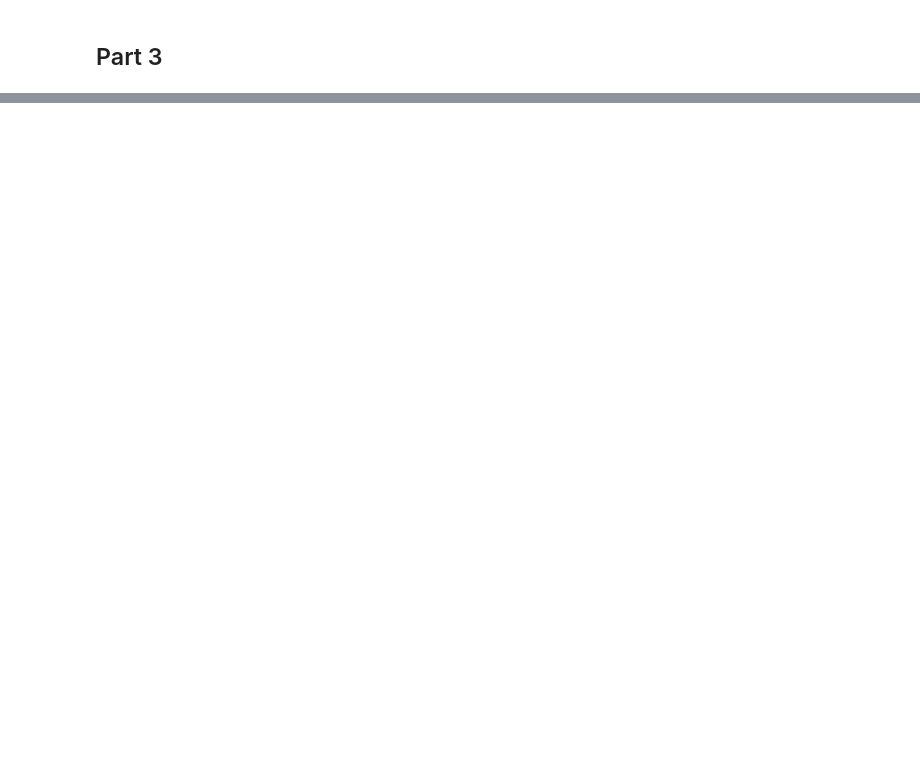
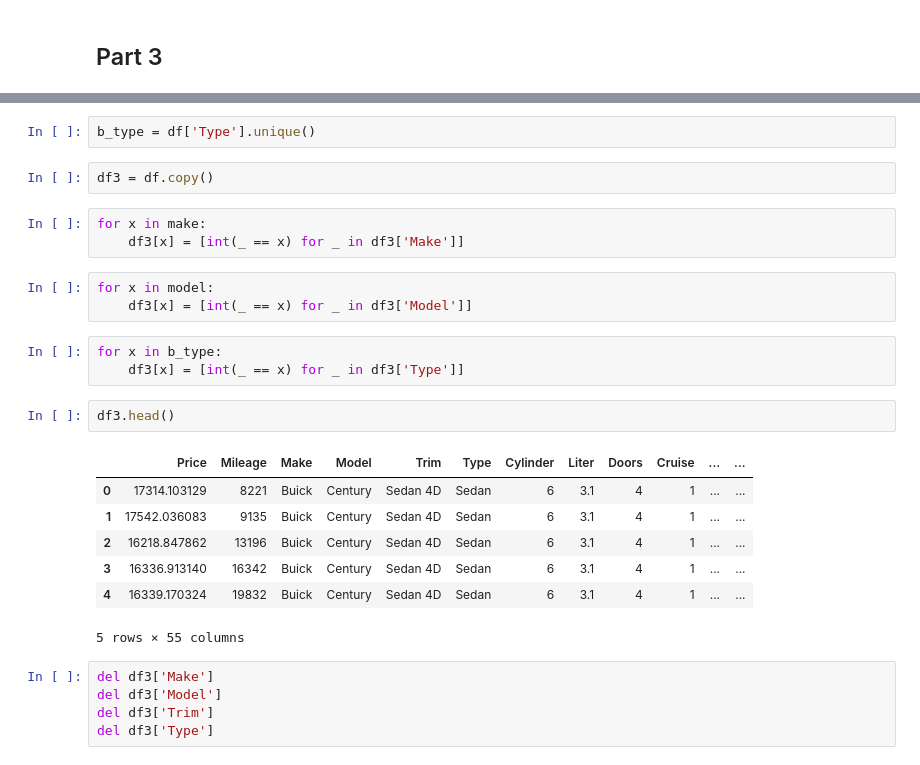
Before and after one commit to TylerKotkin/car-linear-regression, a Jupyter notebook: car-worth.ipynb, the cells around one changed output, grey strips where cells are left out. Cells and saved outputs as stored; diff of their text form; blank space fills up the shorter version.

```diff
--- a/car-worth.ipynb
+++ b/car-worth.ipynb
@@ -99,0 +132,28 @@ print(regr2.score(input_data2, output_data2))
+# %%
+b_type = df['Type'].unique()
+# %%
+df3 = df.copy()
+# %%
+for x in make:
+    df3[x] = [int(_ == x) for _ in df3['Make']]
+# %%
+for x in model:
+    df3[x] = [int(_ == x) for _ in df3['Model']]
+# %%
+for x in b_type:
+    df3[x] = [int(_ == x) for _ in df3['Type']]
+# %%
+df3.head()
+# %% [output]
+|  | Price | Mileage | Make | Model | Trim | Type | Cylinder | Liter | Doors | Cruise | ... | ... |
+| 0 | 17314.103129 | 8221 | Buick | Century | Sedan 4D | Sedan | 6 | 3.1 | 4 | 1 | ... | ... |
+| 1 | 17542.036083 | 9135 | Buick | Century | Sedan 4D | Sedan | 6 | 3.1 | 4 | 1 | ... | ... |
+| 2 | 16218.847862 | 13196 | Buick | Century | Sedan 4D | Sedan | 6 | 3.1 | 4 | 1 | ... | ... |
+| 3 | 16336.913140 | 16342 | Buick | Century | Sedan 4D | Sedan | 6 | 3.1 | 4 | 1 | ... | ... |
+| 4 | 16339.170324 | 19832 | Buick | Century | Sedan 4D | Sedan | 6 | 3.1 | 4 | 1 | ... | ... |
+5 rows × 55 columns
+# %%
+del df3['Make']
+del df3['Model']
+del df3['Trim']
+del df3['Type']
```
Also changed, not shown: parts of 20 cells of this notebook.
